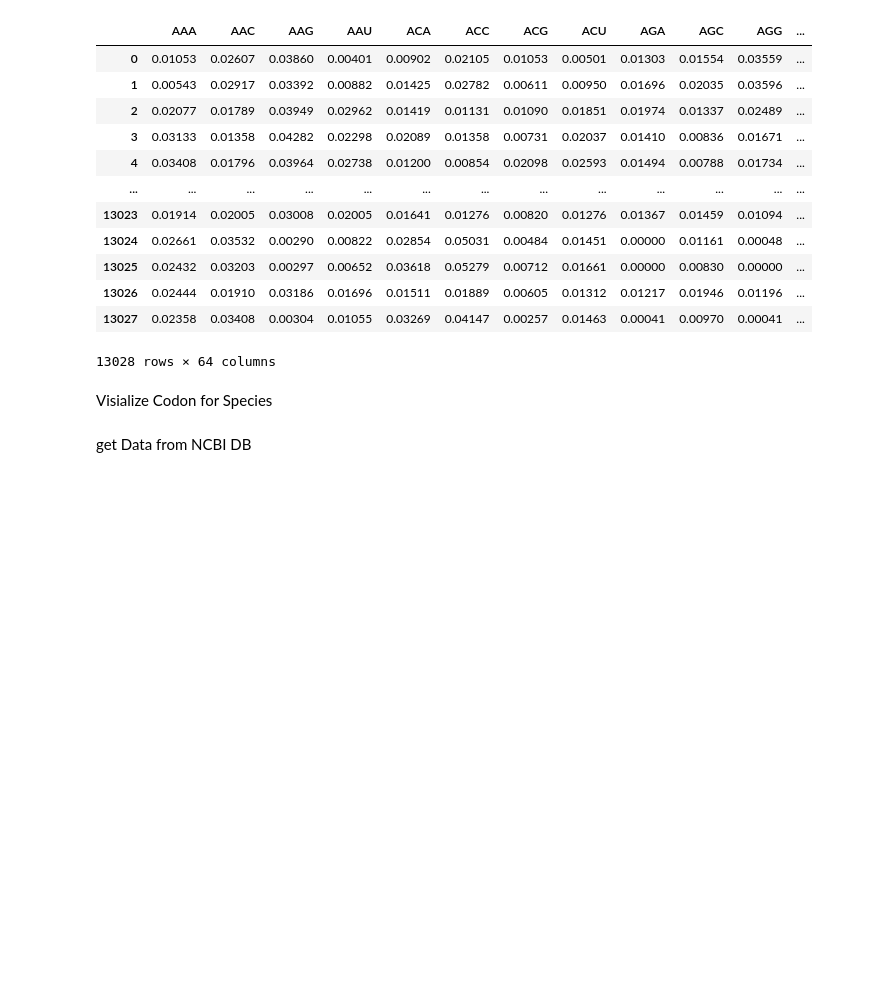
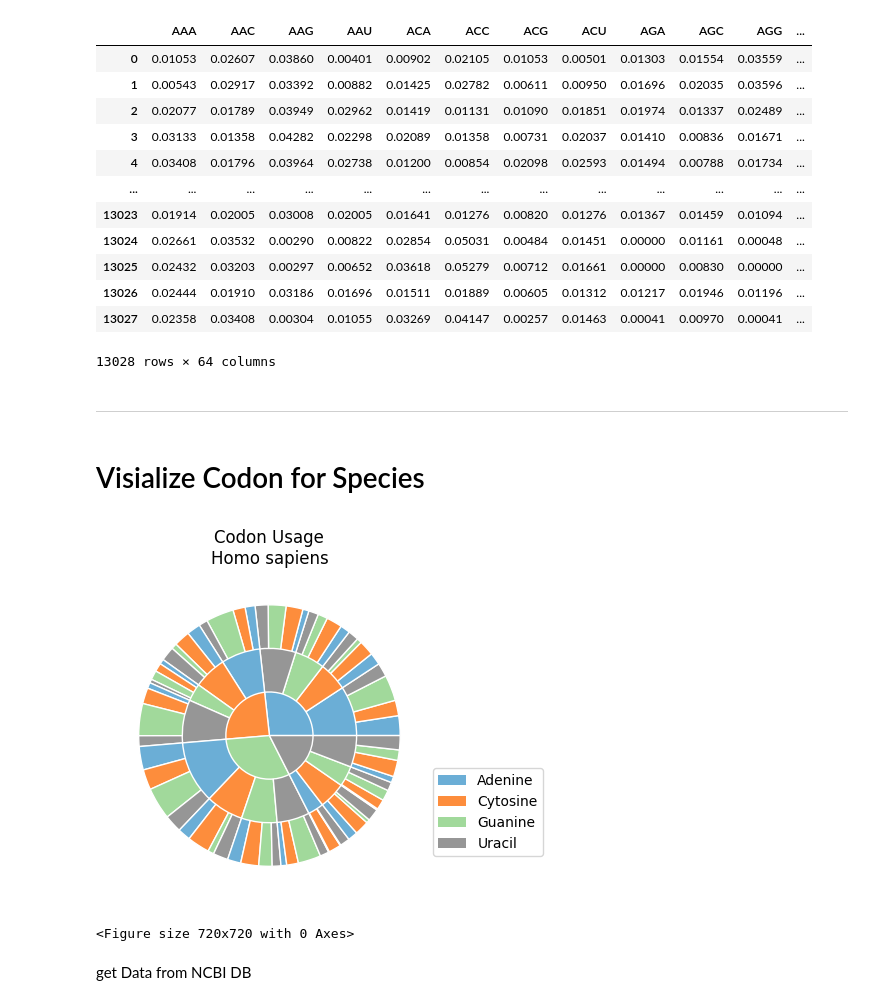
Before and after one commit to oliverweissl/KD_Project, a Jupyter notebook: main.ipynb, the cells around one changed output. Cells and saved outputs as stored; diff of their text form; code cells hidden in the pictures; blank space fills up the shorter version.

```diff
--- a/main.ipynb
+++ b/main.ipynb
@@ -52,9 +63,17 @@ codons
 | 13026 | 0.02444 | 0.01910 | 0.03186 | 0.01696 | 0.01511 | 0.01889 | 0.00605 | 0.01312 | 0.01217 | 0.01946 | 0.01196 | ... |
 | 13027 | 0.02358 | 0.03408 | 0.00304 | 0.01055 | 0.03269 | 0.04147 | 0.00257 | 0.01463 | 0.00041 | 0.00970 | 0.00041 | ... |
 13028 rows × 64 columns
+# %% [markdown]
+---------------------------------------
 # %% [markdown]
-Visialize Codon for Species
+# Visialize Codon for Species
 # %%
+def get_index(species_id):
+    index = species.loc[species["SpeciesID"] == species_id].index
+    index = index[0] if len(index) > 1 else index
+    return index
+
+
 def get_codon_distr(X): #Get distribution of Codons
     X = np.array(X).astype(np.float)
     first_ACGU = [sum(X[:16]), sum(X[16:32]),sum(X[32:48]), sum(X[48:64])]
@@ -68,37 +87,44 @@ def get_codon_distr(X): #Get distribution of Codons
         second_ACGU.append(sum(X[i*16+12: i*16+16])/comp*first_ACGU[i])
     return first_ACGU, second_ACGU, X
 
 
-def get_codon_graph(index): #Plot codon distribution
+def get_codon_graph(species_id): #Plot codon distribution
+    index = get_index(species_id)
+
     organism, organism_name = codons.loc[index], species.loc[index][4]
     vals = get_codon_distr(organism)
 
     fig, ax = plt.subplots(dpi=dpi)
 
     radius = 1
     size = radius/3
 
     cmap = plt.get_cmap("tab20c")
     inner_colors = cmap([1,5,10,17])
 
     #rings of the plot
     inner, _ = ax.pie(vals[2], radius= radius, colors = inner_colors)
     middle, _ = ax.pie(vals[1], radius= radius-size, colors = inner_colors)
     outer, _ = ax.pie(vals[0], radius = radius-2*size, colors = inner_colors)
 
     #legend and title
     ax.set(aspect="equal", title='Codon Usage\n'+organism_name+'')
-    ax.legend(['Adenine', "Cytosine", "Guanine", "Uracil"])
+    ax.legend(['Adenine', "Cytosine", "Guanine", "Uracil"],bbox_to_anchor=(1, 0.4), loc='upper left', borderaxespad=0)
 
     plt.setp(inner, edgecolor='white')
     plt.setp(middle, edgecolor='white')
     plt.setp(outer, edgecolor='white')
 
     plt.figure(figsize=(10,10))
     plt.show()
 
-
-#get_codon_graph(13008)
+#example for human:
+get_codon_graph(9606)
+#example for a potato
+get_codon_graph(4113)
+# %% [output]
+[figure, added]
+<Figure size 720x720 with 0 Axes>
 # %% [markdown]
 get Data from NCBI DB
 # %%
```
Also changed, not shown: parts of 11 cells of this notebook.
